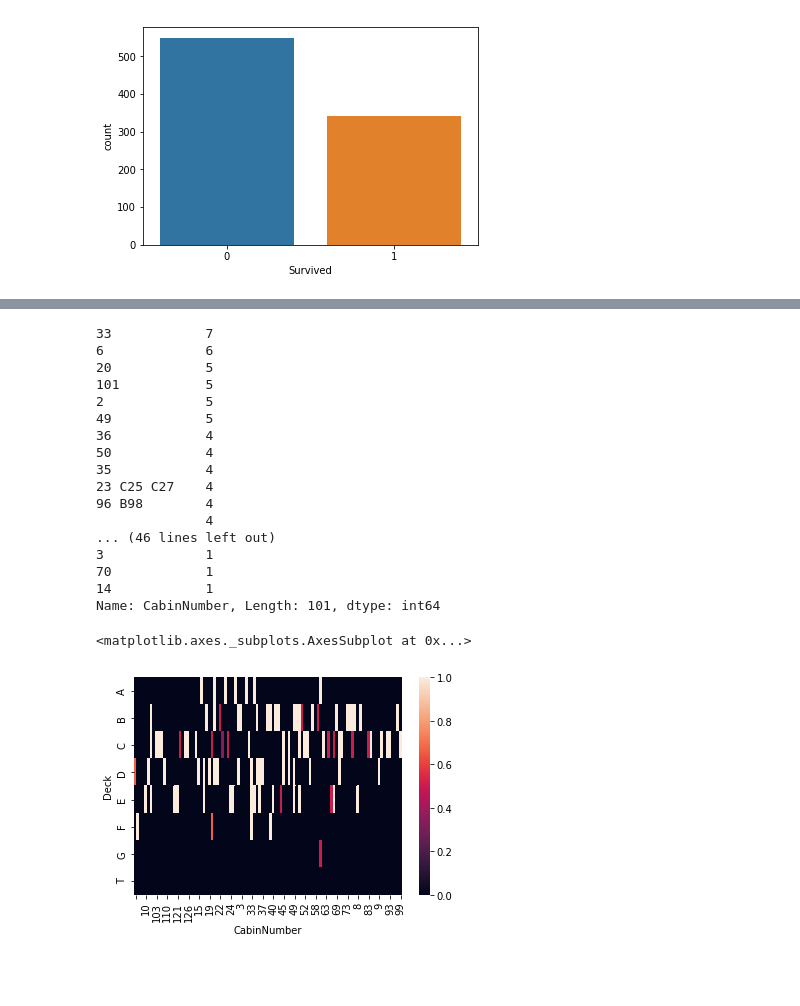
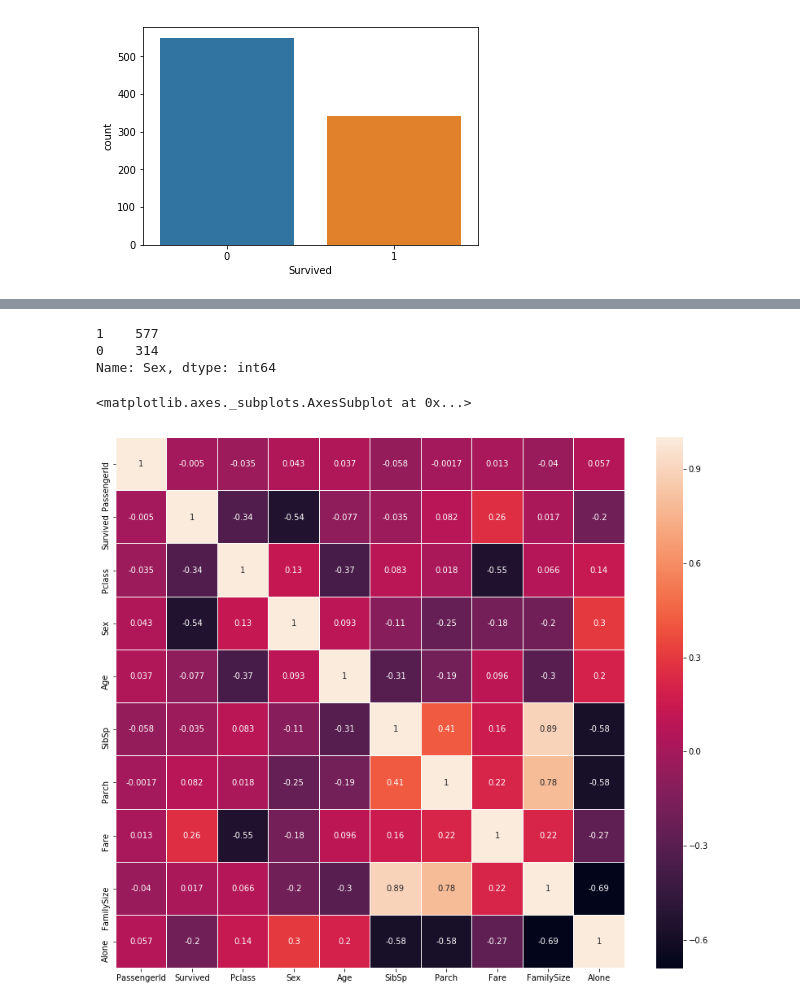
Before and after one commit to bangyuwen/kaggle-projects, a Jupyter notebook: Titanic/titanic_bnag.ipynb, the cells around one changed output, grey strips where cells are left out. Cells and saved outputs as stored; diff of their text form; code cells hidden in the pictures; blank space fills up the shorter version.

```diff
--- a/Titanic/titanic_bnag.ipynb
+++ b/Titanic/titanic_bnag.ipynb
@@ -46,27 +51,6 @@ train.tail()
 # %%
-train['CabinNumber'].value_counts()
+train['Sex'].value_counts()
 # %% [output]
-33            7
-6             6
-20            5
-101           5
-2             5
-49            5
-36            4
-50            4
-35            4
-23 C25 C27    4
-96 B98        4
-              4
-... (46 lines left out)
-3             1
-70            1
-14            1
-Name: CabinNumber, Length: 101, dtype: int64
+1    577
+0    314
+Name: Sex, dtype: int64
-# %%
-cabin_df = pd.pivot_table(train, values='Survived', index='Deck', columns='CabinNumber')
-cabin_df = cabin_df.fillna(0)
-sns.heatmap(cabin_df)
-# %% [output]
-<matplotlib.axes._subplots.AxesSubplot at 0x...>
-[figure, removed]
@@ -75,0 +57,6 @@ survived_by_class.groupby(level=0).apply(lambda x: 100 * x / float(x.sum()))
+# %%
+plt.figure(figsize=(14,12))
+sns.heatmap(train.corr(), linewidths=0.1, annot=True)
+# %% [output]
+<matplotlib.axes._subplots.AxesSubplot at 0x...>
+[figure, added]
```
Also changed, not shown: parts of 11 cells of this notebook, 1 other file.
